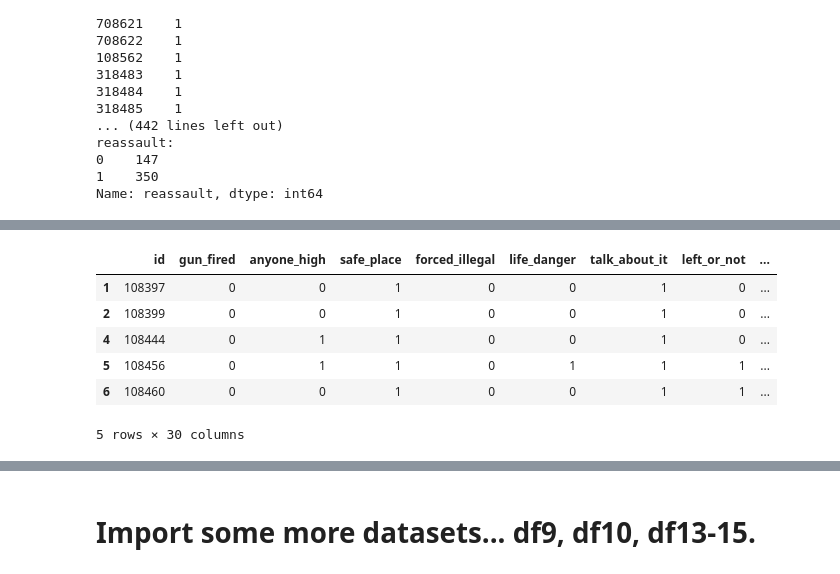
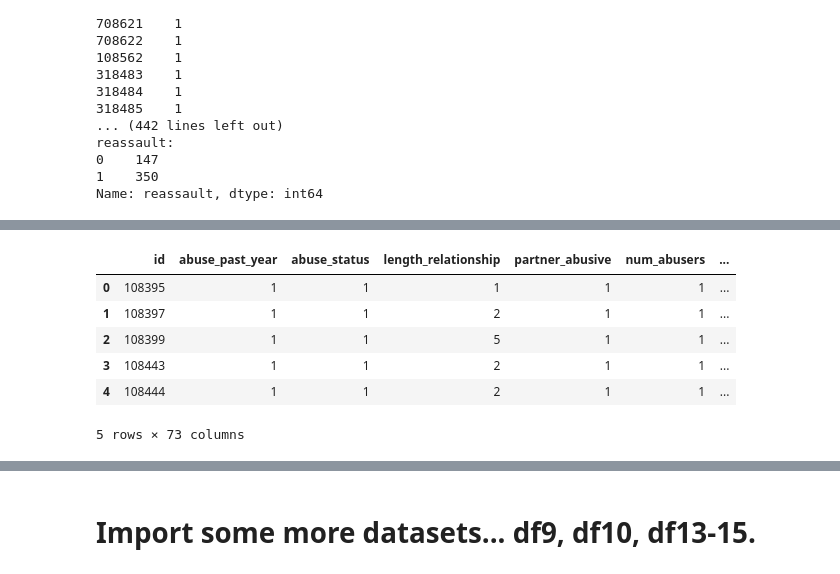
Before and after one commit to codeup-capstone-one/domestic-violence, a Jupyter notebook: jesse_dvproject_phase2.ipynb, the cells around one changed output, grey strips where cells are left out. Drawn from its saved outputs; the diff is of its cells as text; code cells hidden in the pictures.

```diff
--- a/jesse_dvproject_phase2.ipynb
+++ b/jesse_dvproject_phase2.ipynb
@@ -157,0 +73,2 @@ dfb.head()
+# %%
+dfa, dfb = acquire.get_data()
@@ -275,10 +239,15 @@ df_re.shape
+# %%
+# make new dataframe out of subset of dfa where we only look at the victims of abuse
+dfa_abused = dfa[dfa.abuse_past_year == 1]
+# %%
+df_so_very_large = dfa_abused.merge(right=dfb, on='id')
 # %%
-df_re.head()
+df_so_very_large.head()
 # %% [output]
-|  | id | gun_fired | anyone_high | safe_place | forced_illegal | life_danger | talk_about_it | left_or_not | ... |
-| 1 | 108397 | 0 | 0 | 1 | 0 | 0 | 1 | 0 | ... |
-| 2 | 108399 | 0 | 0 | 1 | 0 | 0 | 1 | 0 | ... |
-| 4 | 108444 | 0 | 1 | 1 | 0 | 0 | 1 | 0 | ... |
-| 5 | 108456 | 0 | 1 | 1 | 0 | 1 | 1 | 1 | ... |
-| 6 | 108460 | 0 | 0 | 1 | 0 | 0 | 1 | 1 | ... |
+|  | id | abuse_past_year | abuse_status | length_relationship | partner_abusive | num_abusers | ... |
+| 0 | 108395 | 1 | 1 | 1 | 1 | 1 | ... |
+| 1 | 108397 | 1 | 1 | 2 | 1 | 1 | ... |
+| 2 | 108399 | 1 | 1 | 5 | 1 | 1 | ... |
+| 3 | 108443 | 1 | 1 | 2 | 1 | 1 | ... |
+| 4 | 108444 | 1 | 1 | 2 | 1 | 1 | ... |
-5 rows × 30 columns
+5 rows × 73 columns
```
Also changed, not shown: parts of 28 cells of this notebook.
